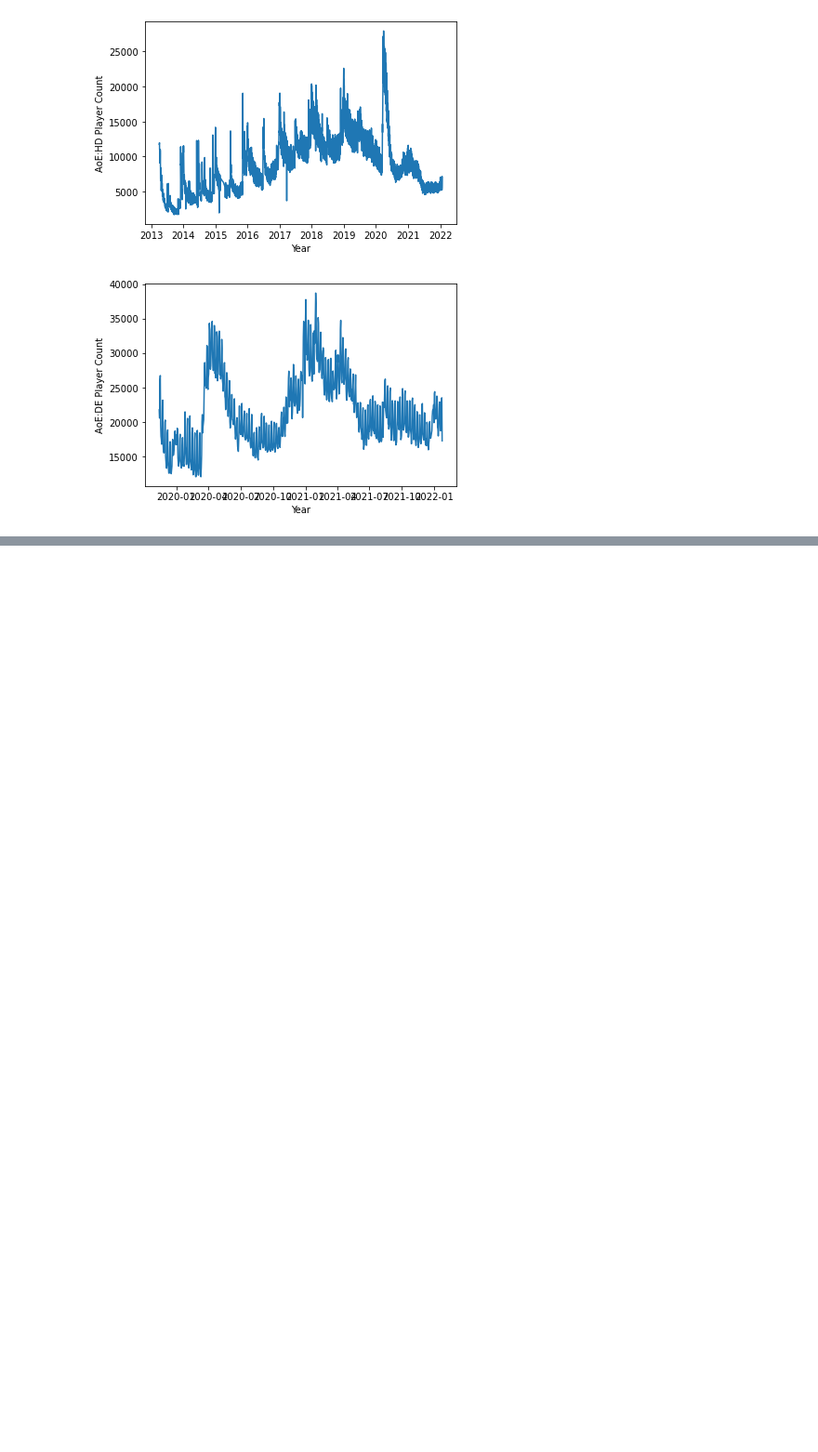
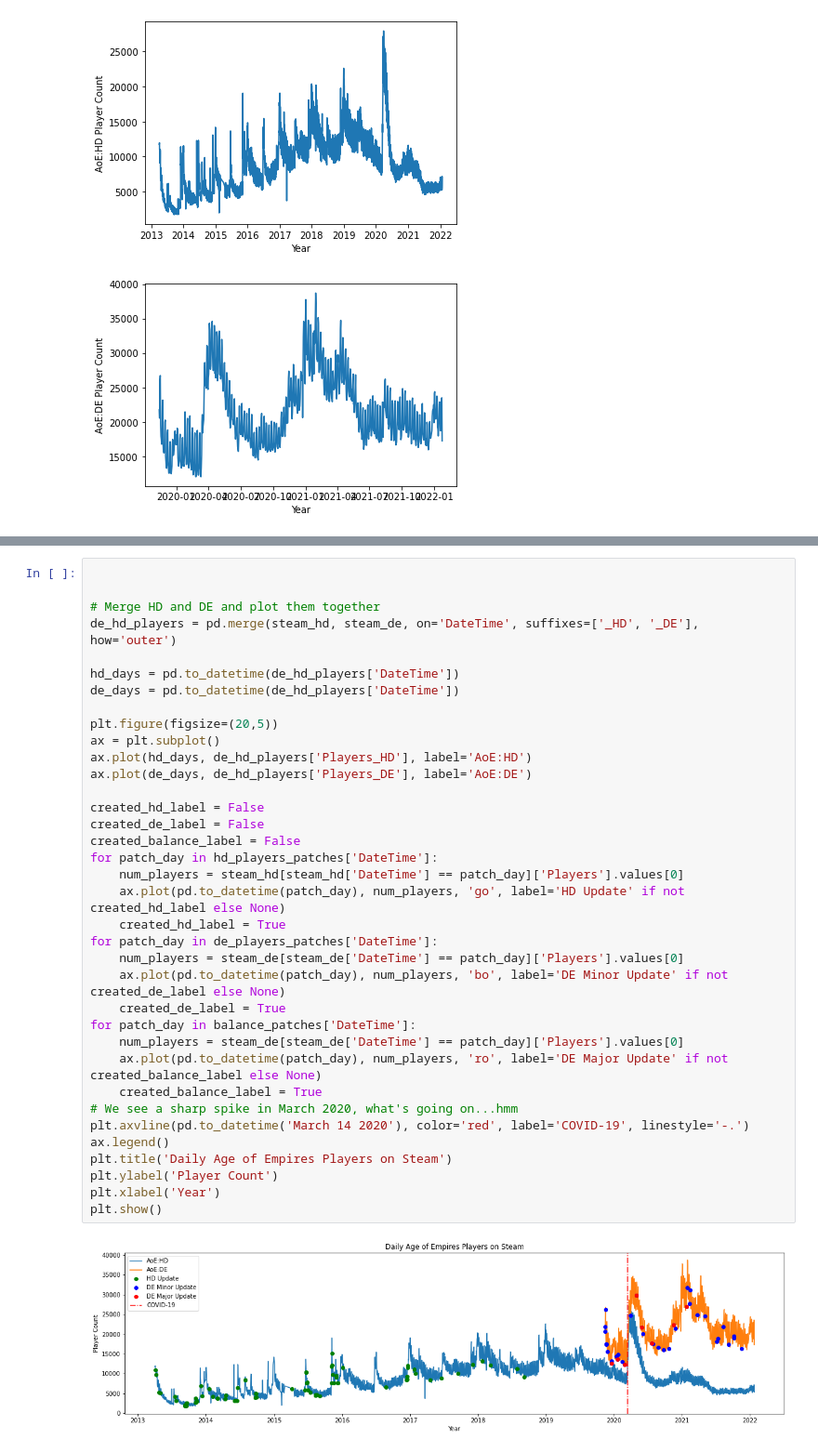
Before and after one commit to rishigoutam/aoe2, a Jupyter notebook: test_steamdb.ipynb, the cells around one changed output, grey strips where cells are left out. Shown at 93% size. Drawn from its saved outputs; the diff is of its cells as text; blank space fills up the shorter version.

```diff
--- a/test_steamdb.ipynb
+++ b/test_steamdb.ipynb
@@ -135,0 +166,38 @@ balance_patches
+# %%
+
+
+# Merge HD and DE and plot them together
+de_hd_players = pd.merge(steam_hd, steam_de, on='DateTime', suffixes=['_HD', '_DE'], how='outer')
+
+hd_days = pd.to_datetime(de_hd_players['DateTime'])
+de_days = pd.to_datetime(de_hd_players['DateTime'])
+
+plt.figure(figsize=(20,5))
+ax = plt.subplot()
+ax.plot(hd_days, de_hd_players['Players_HD'], label='AoE:HD')
+ax.plot(de_days, de_hd_players['Players_DE'], label='AoE:DE')
+
+created_hd_label = False
+created_de_label = False
+created_balance_label = False
+for patch_day in hd_players_patches['DateTime']:
+    num_players = steam_hd[steam_hd['DateTime'] == patch_day]['Players'].values[0]
+    ax.plot(pd.to_datetime(patch_day), num_players, 'go', label='HD Update' if not created_hd_label else None)
+    created_hd_label = True
+for patch_day in de_players_patches['DateTime']:
+    num_players = steam_de[steam_de['DateTime'] == patch_day]['Players'].values[0]
+    ax.plot(pd.to_datetime(patch_day), num_players, 'bo', label='DE Minor Update' if not created_de_label else None)
+    created_de_label = True
+for patch_day in balance_patches['DateTime']:
+    num_players = steam_de[steam_de['DateTime'] == patch_day]['Players'].values[0]
+    ax.plot(pd.to_datetime(patch_day), num_players, 'ro', label='DE Major Update' if not created_balance_label else None)
+    created_balance_label = True
+# We see a sharp spike in March 2020, what's going on...hmm
+plt.axvline(pd.to_datetime('March 14 2020'), color='red', label='COVID-19', linestyle='-.')
+ax.legend()
+plt.title('Daily Age of Empires Players on Steam')
+plt.ylabel('Player Count')
+plt.xlabel('Year')
+plt.show()
+# %% [output]
+[figure, added]
```
Also changed, not shown: parts of 7 cells of this notebook.
